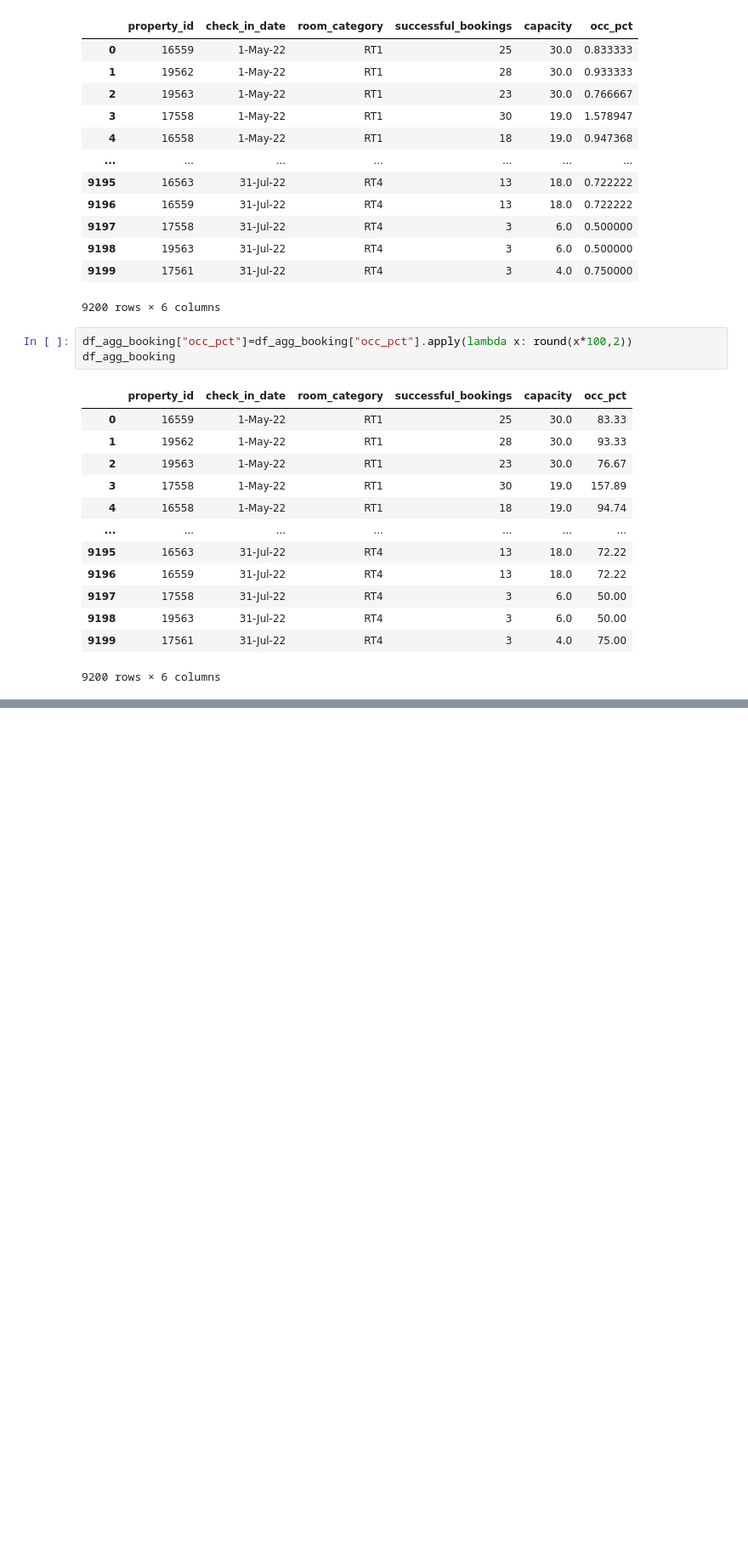
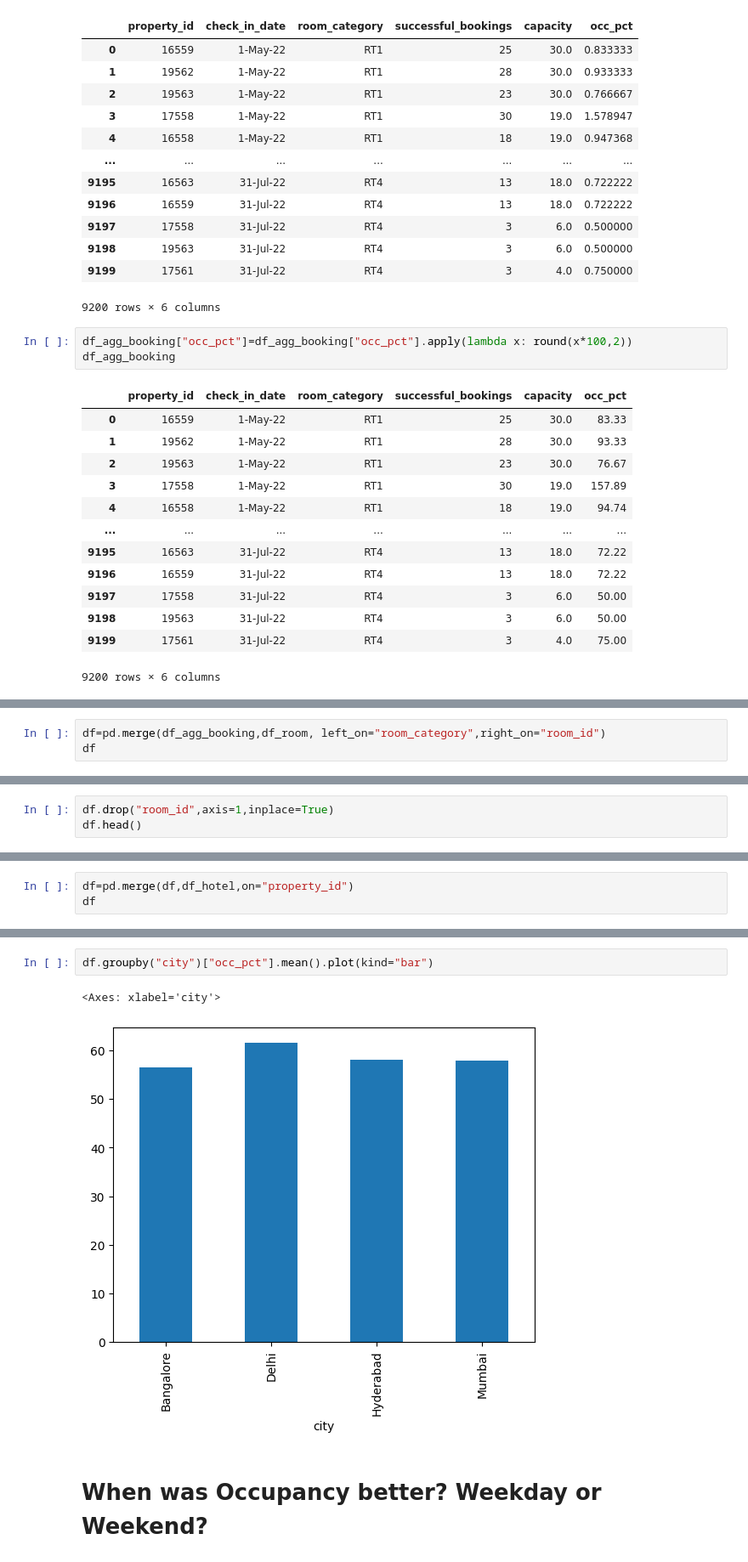
Before and after one commit to Prajwal-061/Data-Analysis-on-Hospitality-Domain, a Jupyter notebook: hotel_analysis.ipynb, the cells around one changed output, grey strips where cells are left out. Shown at 85% size. Saved outputs shown, nothing was run; the diff lists cells and outputs as text; blank space fills up the shorter version.

```diff
--- a/hotel_analysis.ipynb
+++ b/hotel_analysis.ipynb
@@ -428,0 +466,3 @@ df_agg_booking
+# %%
+df=pd.merge(df_agg_booking,df_room, left_on="room_category",right_on="room_id")
+df
@@ -428,0 +492,3 @@ df_agg_booking
+# %%
+df.drop("room_id",axis=1,inplace=True)
+df.head()
@@ -428,0 +504,3 @@ df_agg_booking
+# %%
+df=pd.merge(df,df_hotel,on="property_id")
+df
@@ -428,0 +521,7 @@ df_agg_booking
+# %%
+df.groupby("city")["occ_pct"].mean().plot(kind="bar")
+# %% [output]
+<Axes: xlabel='city'>
+[figure, added]
+# %% [markdown]
+# When was Occupancy better? Weekday or Weekend?
```
Also changed, not shown: parts of 38 cells of this notebook.
